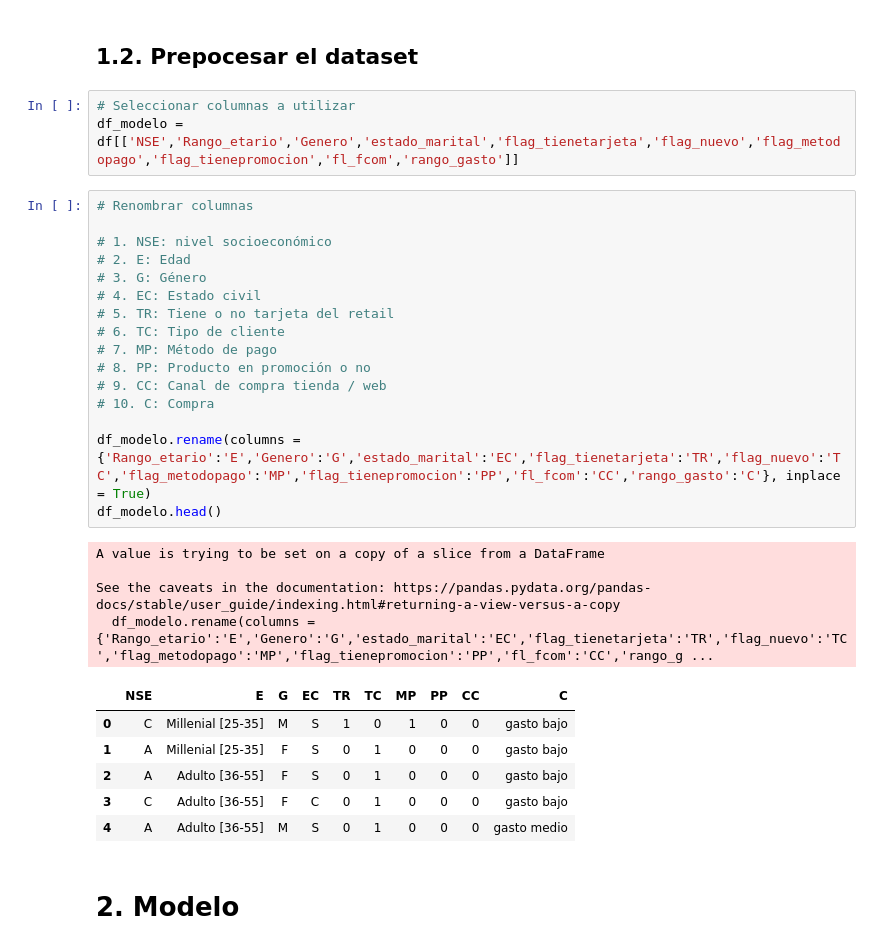
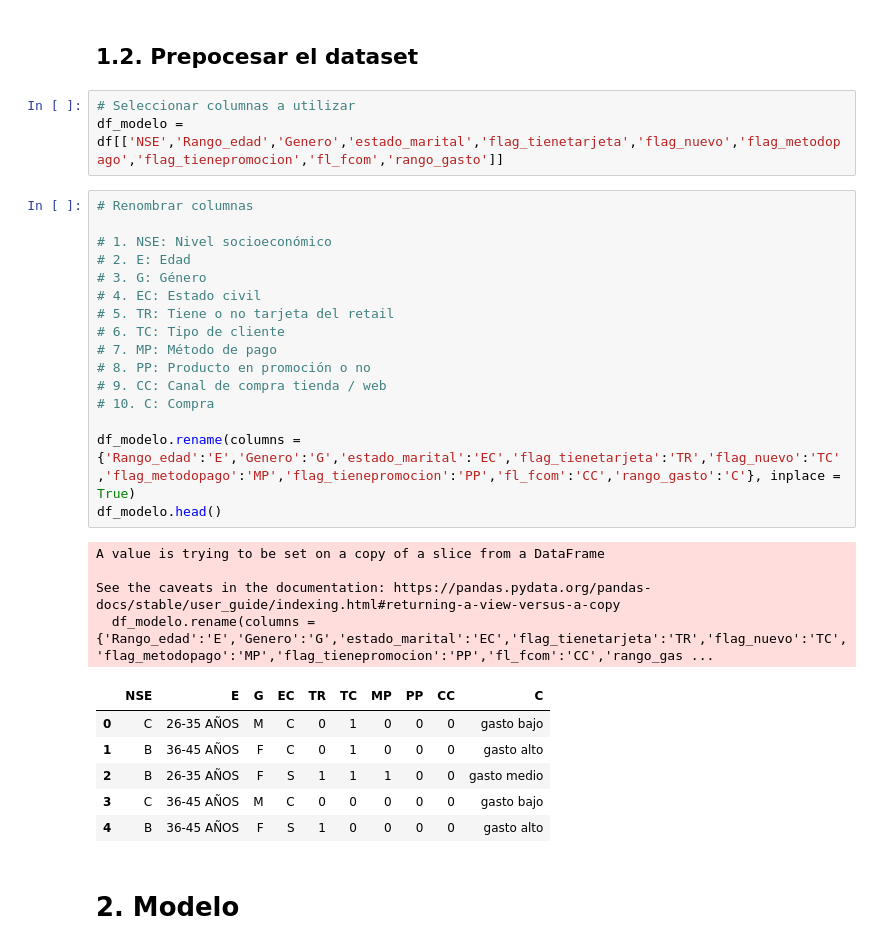
Before and after one commit to maribcs/mgp-bayesian-network-retail, a Jupyter notebook: bayesian_network_retail.ipynb, the cells around one changed output. Cells and saved outputs as stored; diff of their text form.

```diff
--- a/bayesian_network_retail.ipynb
+++ b/bayesian_network_retail.ipynb
@@ -25,34 +25,34 @@ df
 ## 1.2. Prepocesar el dataset
 # %%
 # Seleccionar columnas a utilizar
-df_modelo = df[['NSE','Rango_etario','Genero','estado_marital','flag_tienetarjeta','flag_nuevo','flag_metodopago','flag_tienepromocion','fl_fcom','rango_gasto']]
+df_modelo = df[['NSE','Rango_edad','Genero','estado_marital','flag_tienetarjeta','flag_nuevo','flag_metodopago','flag_tienepromocion','fl_fcom','rango_gasto']]
 # %%
 # Renombrar columnas
 
-# 1. NSE: nivel socioeconómico
+# 1. NSE: Nivel socioeconómico
 # 2. E: Edad
 # 3. G: Género
 # 4. EC: Estado civil
 # 5. TR: Tiene o no tarjeta del retail
 # 6. TC: Tipo de cliente
 # 7. MP: Método de pago
 # 8. PP: Producto en promoción o no
 # 9. CC: Canal de compra tienda / web
 # 10. C: Compra
 
-df_modelo.rename(columns = {'Rango_etario':'E','Genero':'G','estado_marital':'EC','flag_tienetarjeta':'TR','flag_nuevo':'TC','flag_metodopago':'MP','flag_tienepromocion':'PP','fl_fcom':'CC','rango_gasto':'C'}, inplace = True)
+df_modelo.rename(columns = {'Rango_edad':'E','Genero':'G','estado_marital':'EC','flag_tienetarjeta':'TR','flag_nuevo':'TC','flag_metodopago':'MP','flag_tienepromocion':'PP','fl_fcom':'CC','rango_gasto':'C'}, inplace = True)
 df_modelo.head()
 # %% [output]
 A value is trying to be set on a copy of a slice from a DataFrame
 
 See the caveats in the documentation: https://pandas.pydata.org/pandas-docs/stable/user_guide/indexing.html#returning-a-view-versus-a-copy
-  df_modelo.rename(columns = {'Rango_etario':'E','Genero':'G','estado_marital':'EC','flag_tienetarjeta':'TR','flag_nuevo':'TC','flag_metodopago':'MP','flag_tienepromocion':'PP','fl_fcom':'CC','rango_g ...
+  df_modelo.rename(columns = {'Rango_edad':'E','Genero':'G','estado_marital':'EC','flag_tienetarjeta':'TR','flag_nuevo':'TC','flag_metodopago':'MP','flag_tienepromocion':'PP','fl_fcom':'CC','rango_gas ...
 |  | NSE | E | G | EC | TR | TC | MP | PP | CC | C |
-| 0 | C | Millenial [25-35] | M | S | 1 | 0 | 1 | 0 | 0 | gasto bajo |
-| 1 | A | Millenial [25-35] | F | S | 0 | 1 | 0 | 0 | 0 | gasto bajo |
-| 2 | A | Adulto [36-55] | F | S | 0 | 1 | 0 | 0 | 0 | gasto bajo |
-| 3 | C | Adulto [36-55] | F | C | 0 | 1 | 0 | 0 | 0 | gasto bajo |
-| 4 | A | Adulto [36-55] | M | S | 0 | 1 | 0 | 0 | 0 | gasto medio |
+| 0 | C | 26-35 AÑOS | M | C | 0 | 1 | 0 | 0 | 0 | gasto bajo |
+| 1 | B | 36-45 AÑOS | F | C | 0 | 1 | 0 | 0 | 0 | gasto alto |
+| 2 | B | 26-35 AÑOS | F | S | 1 | 1 | 1 | 0 | 0 | gasto medio |
+| 3 | C | 36-45 AÑOS | M | C | 0 | 0 | 0 | 0 | 0 | gasto bajo |
+| 4 | B | 36-45 AÑOS | F | S | 1 | 0 | 0 | 0 | 0 | gasto alto |
 # %% [markdown]
 # 2. Modelo
 # %%
```
Also changed, not shown: parts of 30 cells of this notebook, 1 other file.
